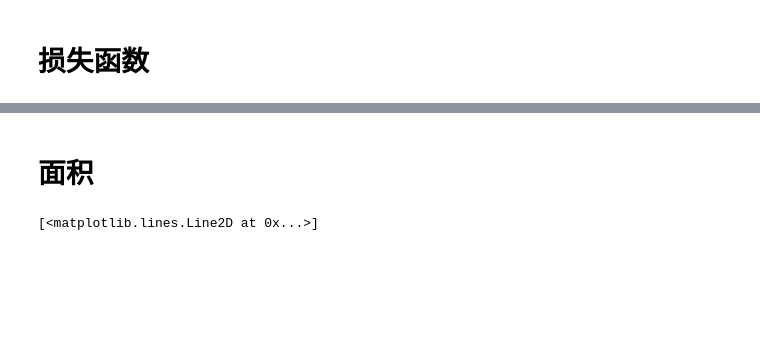
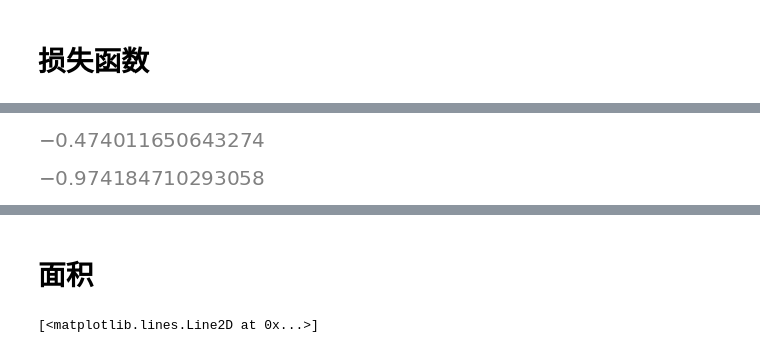
Before and after one commit to zidanewenqsh/deeplearning_notebook_01, a Jupyter notebook: deep_learning.ipynb, the cells around one changed output, grey strips where cells are left out. Drawn from its saved outputs; the diff is of its cells as text; code cells hidden in the pictures; blank space fills up the shorter version.

```diff
--- a/deep_learning.ipynb
+++ b/deep_learning.ipynb
@@ -31,0 +149,8 @@ IFrame('https://arxiv.org/pdf/1712.09913.pdf',width=800,height=600)
+# %%
+import math
+a = 0.6225
+math.log(a)
+math.log(1-a)
+# %% [output]
+[figure, added]
+[figure, added]
```
Also changed, not shown: parts of 38 cells of this notebook, 1 other file.
